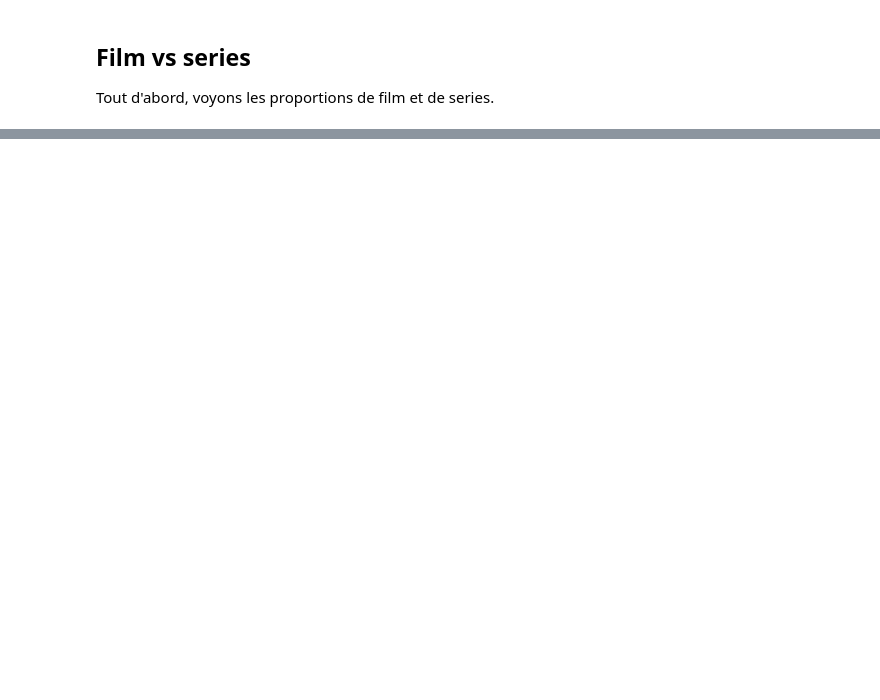
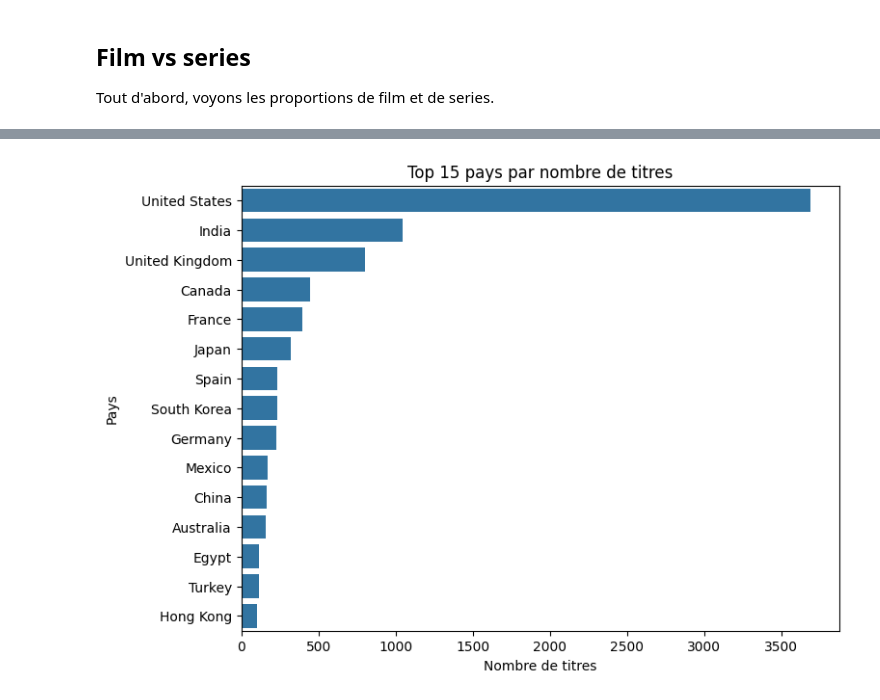
Before and after one commit to Ludovic-Potvin/8PRO408-Mini-Projet, a Jupyter notebook: analyse.ipynb, the cells around one changed output, grey strips where cells are left out. Cells and saved outputs as stored; diff of their text form; code cells hidden in the pictures; blank space fills up the shorter version.

```diff
--- a/analyse.ipynb
+++ b/analyse.ipynb
@@ -123,0 +197,5 @@ TV Show        63.0   88.0  162.0  244.0  265.0  380.0  397.0  436.0  315.0
+# %%
+countries_series = df['country'].replace('nan', np.nan).dropna().str.split(', ').explode()
+country_counts = countries_series.value_counts().reset_index()
+country_counts.columns = ['country', 'count']
+country_counts.head()
@@ -123,0 +209,10 @@ TV Show        63.0   88.0  162.0  244.0  265.0  380.0  397.0  436.0  315.0
+# %%
+#Représentation par barre
+plt.figure(figsize=(8, 6))
+sns.barplot(data=country_counts.head(15), y='country', x='count')
+plt.title("Top 15 pays par nombre de titres")
+plt.xlabel("Nombre de titres")
+plt.ylabel("Pays")
+plt.show()
+# %% [output]
+[figure, added]
```
Also changed, not shown: parts of 25 cells of this notebook, 1 other file.
